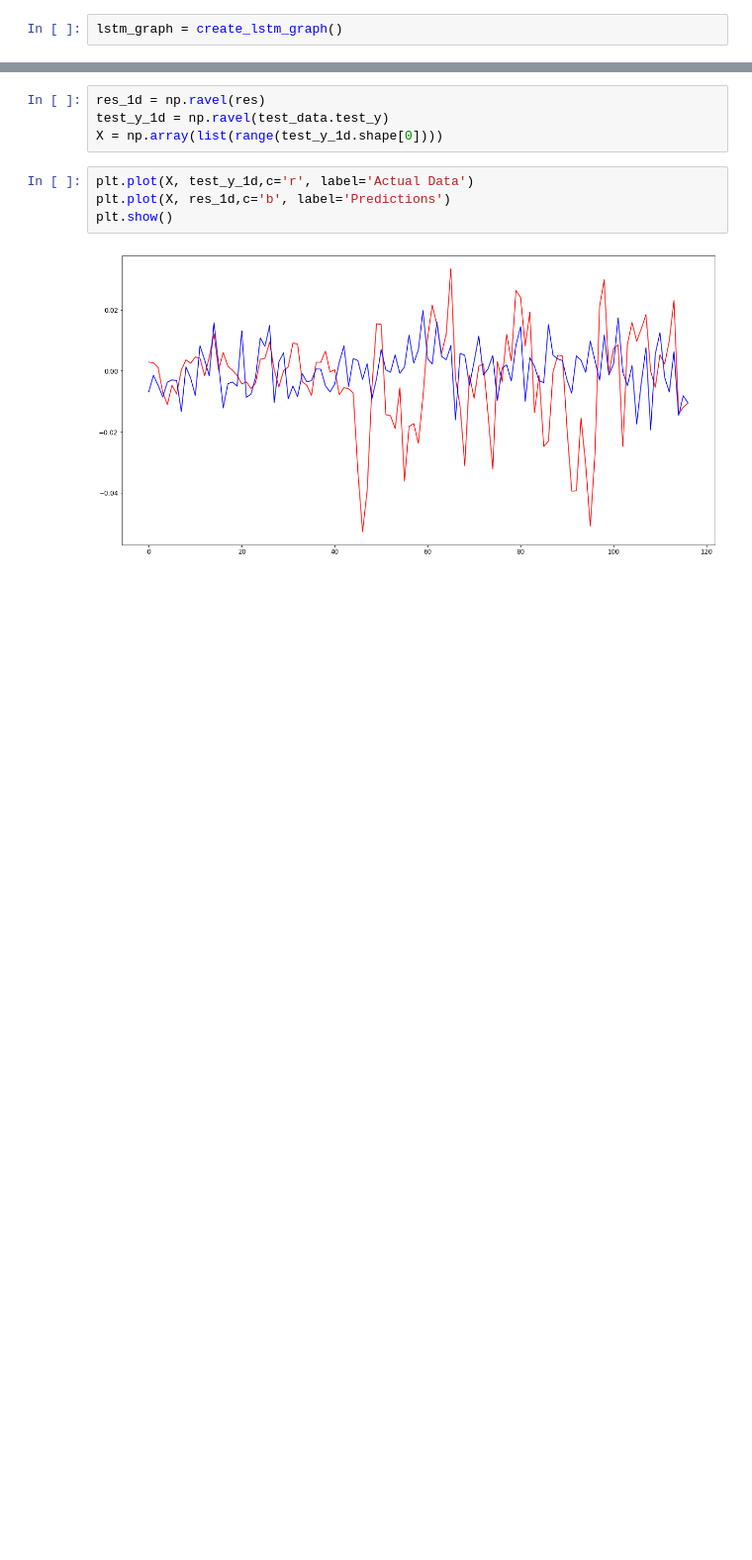
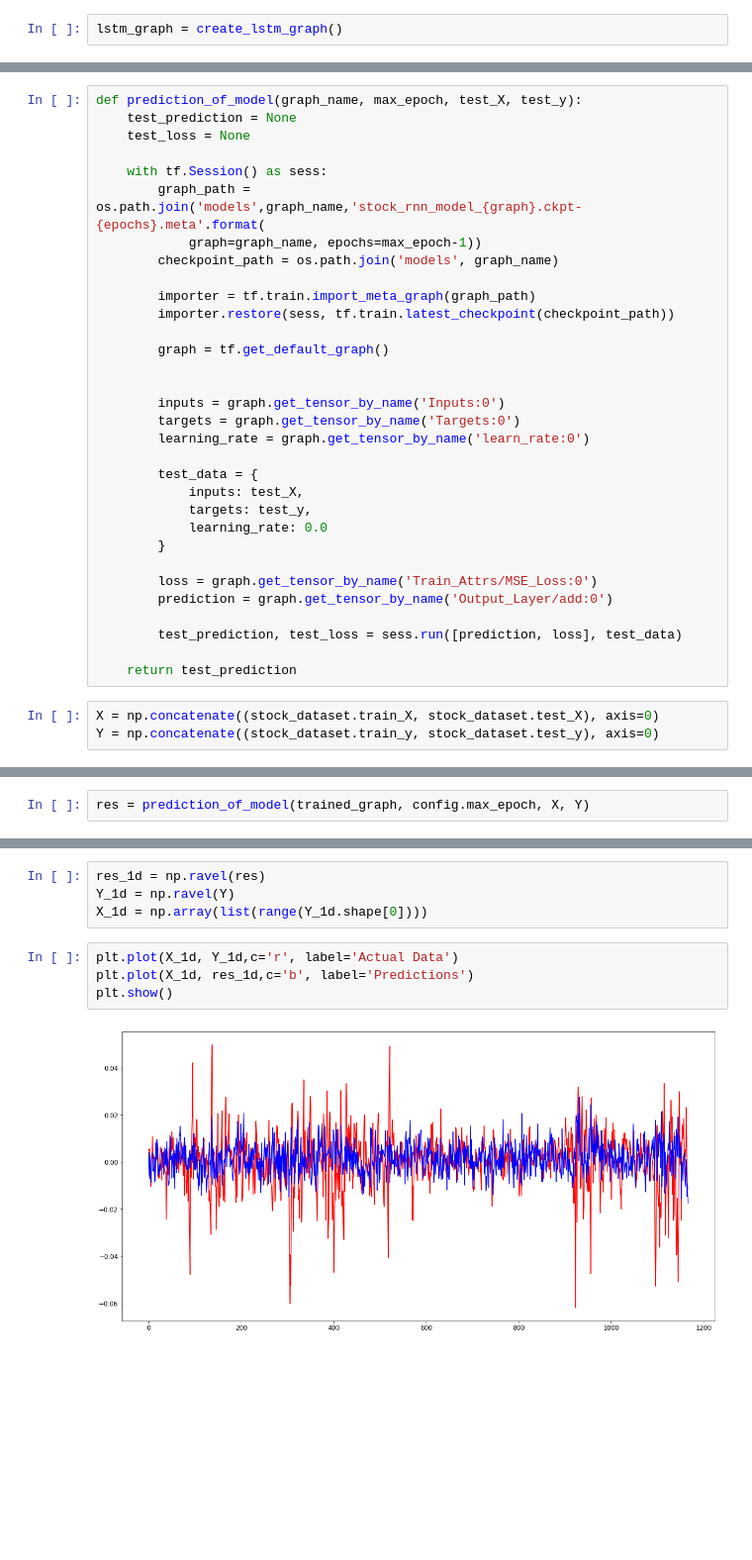
Before and after one commit to Vibhu-Agarwal/Stock-Market-Prediction, a Jupyter notebook: Vibhu.ipynb, the cells around one changed output, grey strips where cells are left out. Shown: that part at 99% size. Cells and saved outputs as stored; diff of their text form; blank space fills up the shorter version.

Commit message:
Almost Full Output Displayed in Scaled Graph

```diff
--- a/Vibhu.ipynb
+++ b/Vibhu.ipynb
@@ -329,0 +333,35 @@ Epoch 60 lr=0.0005696012024771592 test_loss=0.00033505389001220465
+# %%
+def prediction_of_model(graph_name, max_epoch, test_X, test_y):
+    test_prediction = None
+    test_loss = None
+
+    with tf.Session() as sess:
+        graph_path = os.path.join('models',graph_name,'stock_rnn_model_{graph}.ckpt-{epochs}.meta'.format(
+            graph=graph_name, epochs=max_epoch-1))
+        checkpoint_path = os.path.join('models', graph_name)
+
+        importer = tf.train.import_meta_graph(graph_path)
+        importer.restore(sess, tf.train.latest_checkpoint(checkpoint_path))
+
+        graph = tf.get_default_graph()
+
+
+        inputs = graph.get_tensor_by_name('Inputs:0')
+        targets = graph.get_tensor_by_name('Targets:0')
+        learning_rate = graph.get_tensor_by_name('learn_rate:0')
+
+        test_data = {
+            inputs: test_X,
+            targets: test_y,
+            learning_rate: 0.0
+        }
+
+        loss = graph.get_tensor_by_name('Train_Attrs/MSE_Loss:0')
+        prediction = graph.get_tensor_by_name('Output_Layer/add:0')
+
+        test_prediction, test_loss = sess.run([prediction, loss], test_data)
+
+    return test_prediction
+# %%
+X = np.concatenate((stock_dataset.train_X, stock_dataset.test_X), axis=0)
+Y = np.concatenate((stock_dataset.train_y, stock_dataset.test_y), axis=0)
@@ -329,0 +372,2 @@ Epoch 60 lr=0.0005696012024771592 test_loss=0.00033505389001220465
+# %%
+res = prediction_of_model(trained_graph, config.max_epoch, X, Y)
@@ -330,12 +380,12 @@ Epoch 60 lr=0.0005696012024771592 test_loss=0.00033505389001220465
 # %%
 res_1d = np.ravel(res)
-test_y_1d = np.ravel(test_data.test_y)
-X = np.array(list(range(test_y_1d.shape[0])))
+Y_1d = np.ravel(Y)
+X_1d = np.array(list(range(Y_1d.shape[0])))
 # %%
-plt.plot(X, test_y_1d,c='r', label='Actual Data')
-plt.plot(X, res_1d,c='b', label='Predictions')
+plt.plot(X_1d, Y_1d,c='r', label='Actual Data')
+plt.plot(X_1d, res_1d,c='b', label='Predictions')
 plt.show()
 # %% [output]
-[figure, old version]
+[figure, new version]
 # %% [markdown]
 <br><br><br><br><br><br><br><br><br><br><br><br>
```
Also changed, not shown: parts of 8 cells of this notebook, 12 other files.
